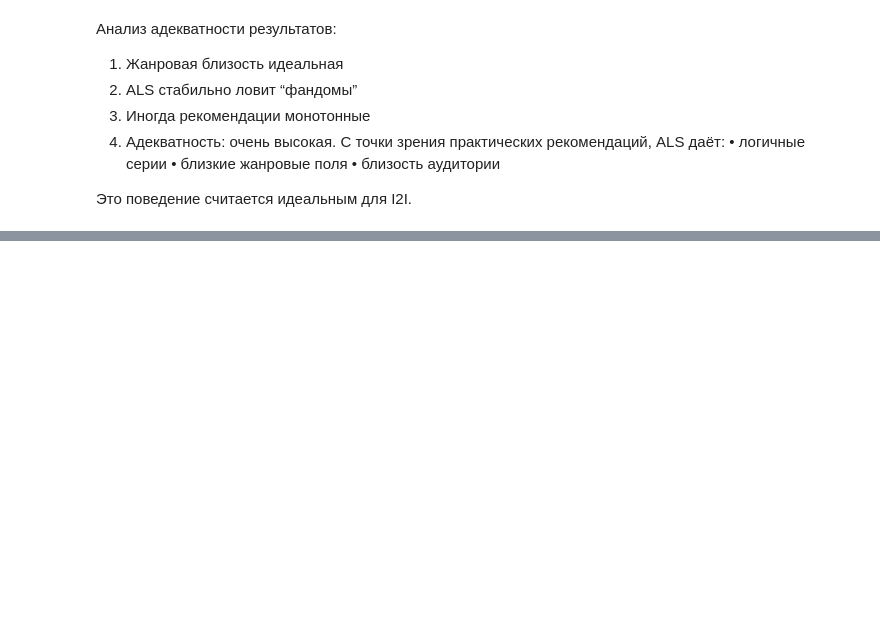
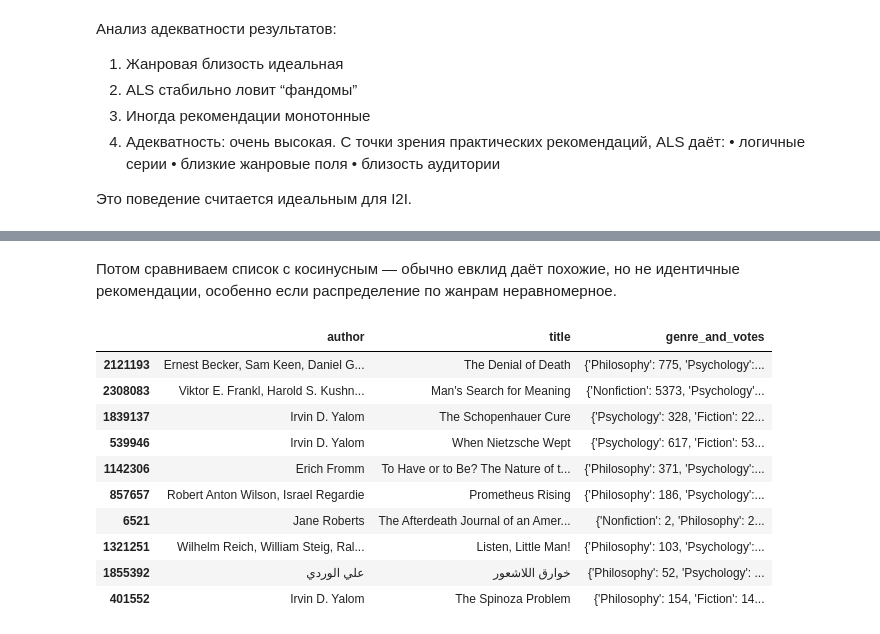
Before and after one commit to alina-tad/mle-recsys-start, a Jupyter notebook: preprocessing.ipynb, the cells around one changed output, grey strips where cells are left out. Drawn from its saved outputs; the diff is of its cells as text; code cells hidden in the pictures; blank space fills up the shorter version.

```diff
--- a/preprocessing.ipynb
+++ b/preprocessing.ipynb
@@ -1140,0 +1238,3 @@ for item in test_items:
+# %%
+items = items.sort_values(by="item_id_enc")
+all_items_genres_csr = get_item2genre_matrix(genres, items)
@@ -1140,0 +1421,39 @@ for item in test_items:
+# %% [markdown]
+Потом сравниваем список с косинусным — обычно евклид даёт похожие, но не идентичные рекомендации, особенно если распределение по жанрам неравномерное.
+# %%
+# Собственные предпочтения по жанрам
+# Можно руками задать вектор жанров вместо вычисления по истории:
+
+# genres — таблица жанров с индексом genre_id
+user_genres_manual = np.zeros(len(genres))
+
+# допустим, важны: Fiction, Nonfiction, Psychology, Philosophy
+favorite_genres = ["Fiction", "Nonfiction", "Psychology", "Philosophy"]
+
+for g in favorite_genres:
+    if g in genres["name"].values:
+        gid = genres.query("name == @g").index[0]
+        user_genres_manual[gid] = 1.0
+
+# нормализуем
+user_genres_manual = user_genres_manual / user_genres_manual.sum()
+
+similarity_scores = cosine_similarity(all_items_genres_csr, user_genres_manual.reshape(1, -1))
+similarity_scores = similarity_scores.flatten()
+k = 10
+top_k_indices = np.argsort(similarity_scores)[::-1][:k]
+selected_items = items[items["item_id_enc"].isin(top_k_indices)]
+
+display(selected_items[["author", "title", "genre_and_votes"]])
+# %% [output]
+|  | author | title | genre_and_votes |
+| 2121193 | Ernest Becker, Sam Keen, Daniel G... | The Denial of Death | {'Philosophy': 775, 'Psychology':... |
+| 2308083 | Viktor E. Frankl, Harold S. Kushn... | Man's Search for Meaning | {'Nonfiction': 5373, 'Psychology'... |
+| 1839137 | Irvin D. Yalom | The Schopenhauer Cure | {'Psychology': 328, 'Fiction': 22... |
+| 539946 | Irvin D. Yalom | When Nietzsche Wept | {'Psychology': 617, 'Fiction': 53... |
+| 1142306 | Erich Fromm | To Have or to Be? The Nature of t... | {'Philosophy': 371, 'Psychology':... |
+| 857657 | Robert Anton Wilson, Israel Regardie | Prometheus Rising | {'Philosophy': 186, 'Psychology':... |
+| 6521 | Jane Roberts | The Afterdeath Journal of an Amer... | {'Nonfiction': 2, 'Philosophy': 2... |
+| 1321251 | Wilhelm Reich, William Steig, Ral... | Listen, Little Man! | {'Philosophy': 103, 'Psychology':... |
+| 1855392 | علي الوردي | خوارق اللاشعور | {'Philosophy': 52, 'Psychology': ... |
+| 401552 | Irvin D. Yalom | The Spinoza Problem | {'Philosophy': 154, 'Fiction': 14... |
```
Also changed, not shown: parts of 25 cells of this notebook.
